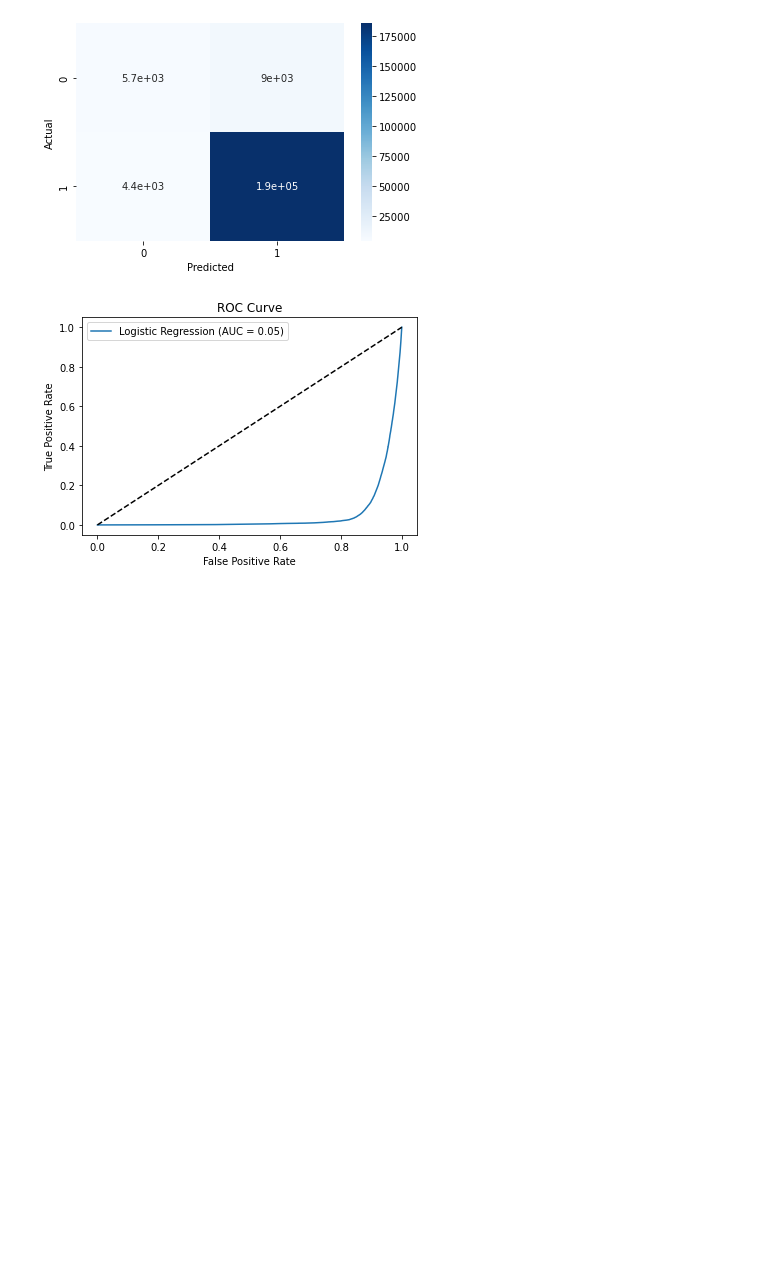
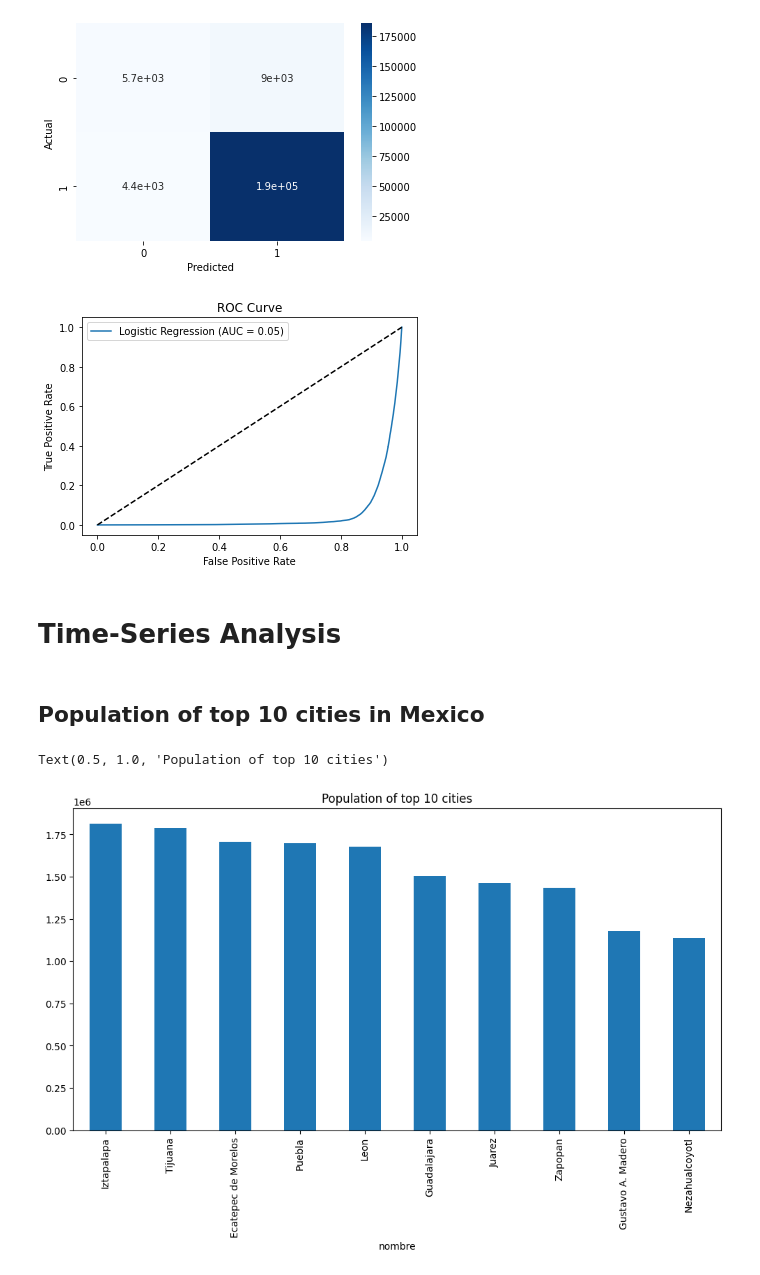
Before and after one commit to ris3abh/DSCI521Covid-19DashBoard, a Jupyter notebook: code/project.ipynb, the cells around one changed output. Cells and saved outputs as stored; diff of their text form; code cells hidden in the pictures; blank space fills up the shorter version.

```diff
--- a/code/project.ipynb
+++ b/code/project.ipynb
@@ -479,3 +450,28 @@ plt.legend()
 plt.show()
 # %% [output]
 [figure]
+# %% [markdown]
+# Time-Series Analysis
+# %%
+def read(file):
+    df = pd.read_csv(file, index_col=0, parse_dates=True)
+    return df
+# %%
+df_confirmed = read('../data/confirmed.csv')
+df_deaths = read('../data/deaths.csv')
+df_suspected = read('../data/suspected.csv')
+df_negative = read('../data/negatives.csv')
+# %%
+df_confirmed = df_confirmed.set_index('nombre')
+df_deaths = df_deaths.set_index('nombre')
+df_suspected = df_suspected.set_index('nombre')
+df_negative = df_negative.set_index('nombre')
+# %% [markdown]
+## Population of top 10 cities in Mexico
+# %%
+plt.figure(figsize=(12, 6))
+df_confirmed['poblacion'].sort_values(ascending=False).head(10).plot(kind='bar', figsize=(12, 6))
+plt.title('Population of top 10 cities')
+# %% [output]
+Text(0.5, 1.0, 'Population of top 10 cities')
+[figure, added]
```
Also changed, not shown: parts of 65 cells of this notebook, 1 other file.
